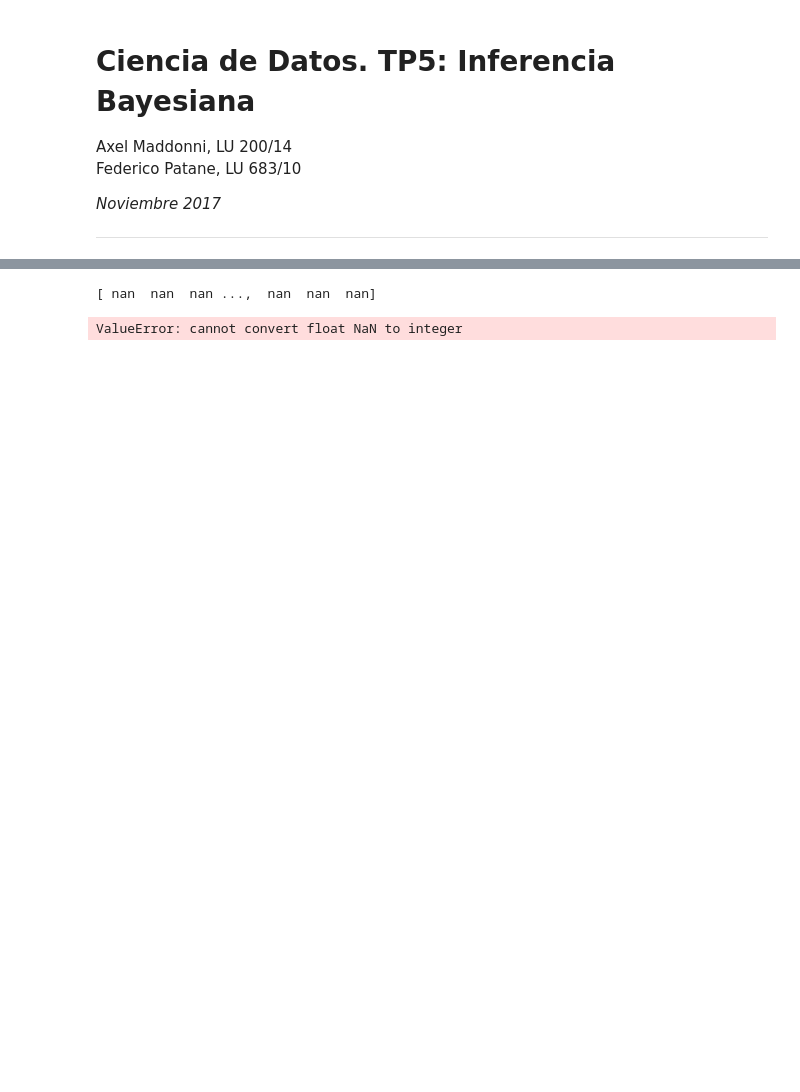
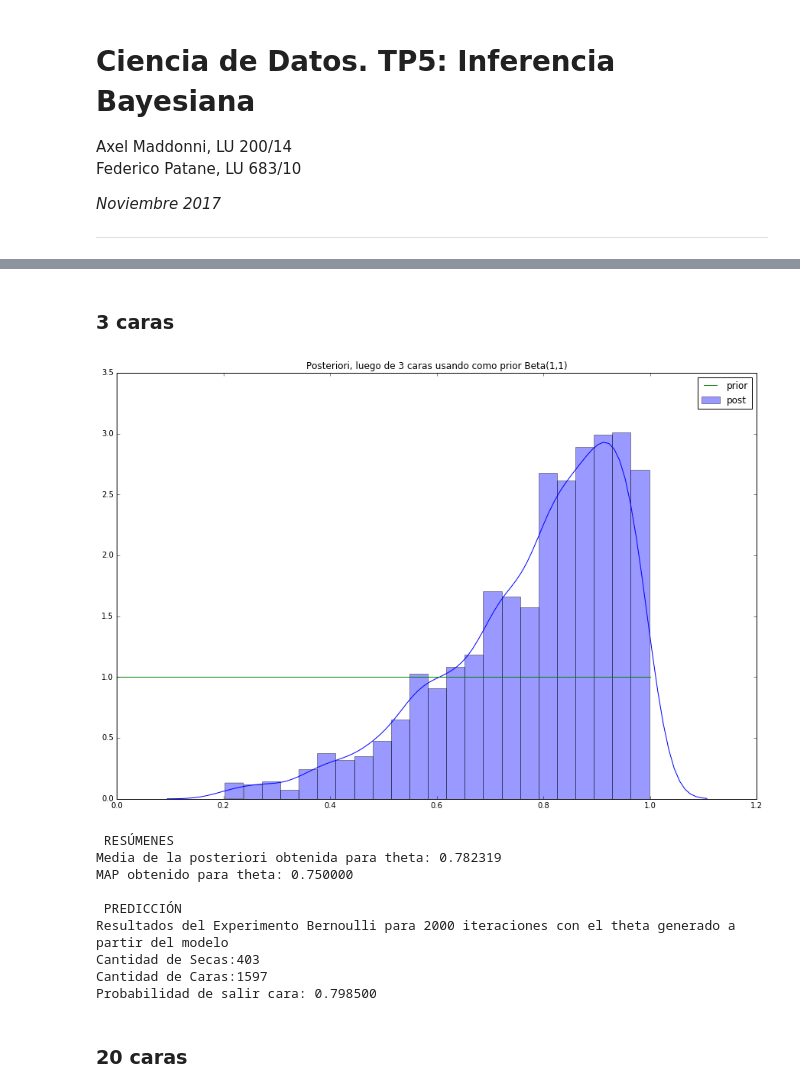
Before and after one commit to axelmaddonni/cienciadatos, a Jupyter notebook: tp5/Informe TP5.ipynb, the cells around one changed output, grey strips where cells are left out. Cells and saved outputs as stored; diff of their text form; code cells hidden in the pictures; blank space fills up the shorter version.

```diff
--- a/tp5/Informe TP5.ipynb
+++ b/tp5/Informe TP5.ipynb
@@ -37,10 +43,11 @@ def test_model(*args, **kwargs):
         # Likelihood (sampling distribution) of observations
         k = pm.Binomial('k', p=theta, n=n, observed=h)
 
+        # Para las predicciones
+        k_obs = pm.Bernoulli('k_obs', p=theta)
+
         # Inference
         trace = pm.sample(niter, step=pm.Metropolis(), progressbar=True)
-
-    print(trace['theta'])
 
     plt.figure(figsize=(15,10))
     plt.title("Posteriori, luego de %i caras usando como prior Beta(%i,%i)" %(h, alpha, beta))
@@ -51,11 +58,12 @@ def test_model(*args, **kwargs):
     plt.show()
 
     map_estimate = pm.find_MAP(model=basic_model)
-    print("Media de la posteriori obtenida para theta: ", trace['theta'].mean())
-    print("MAP obtenido para theta: ", map_estimate['theta'])
+    print("\n RESÚMENES")
+    print("Media de la posteriori obtenida para theta: %f" % trace['theta'].mean())
+    print("MAP obtenido para theta: %f" % map_estimate['theta'])
 
-    with basic_model:
-        post_pred = pm.sample_ppc(trace, samples=1, size=1)
-
-    print("Prediccion de una nueva tirada: ", post_pred)
-    #  como se interpreta esto? de 6 salen 6? hay que modificar n?
+    print("\n PREDICCIÓN")
+    print("Resultados del Experimento Bernoulli para %i iteraciones con el theta generado a partir del modelo" % niter)
+    print("Cantidad de Secas:%i" % (len(trace['k_obs']) - sum(trace['k_obs'])))
+    print("Cantidad de Caras:%i" % sum(trace['k_obs']))
+    print("Probabilidad de salir cara: %f" % (sum(trace['k_obs']) / float(niter)))
@@ -71,8 +87,20 @@ Prediccion de una nueva tirada:  {'k': array([[5]])}
+# %% [markdown]
+### 3 caras
 # %%
-test_model(n=6,h=6,alpha=100,beta=100)
+test_model(n=3,h=3,alpha=1,beta=1)
 # %% [output]
+[figure, added]
-[ nan  nan  nan ...,  nan  nan  nan]
+ RESÚMENES
+Media de la posteriori obtenida para theta: 0.782319
+MAP obtenido para theta: 0.750000
+
+ PREDICCIÓN
+Resultados del Experimento Bernoulli para 2000 iteraciones con el theta generado a partir del modelo
+Cantidad de Secas:403
+Cantidad de Caras:1597
+Probabilidad de salir cara: 0.798500
-ValueError: cannot convert float NaN to integer
+# %% [markdown]
+### 20 caras
 # %%
 test_model(n=20,h=20,alpha=1,beta=1)
 # %% [output]
```
Also changed, not shown: parts of 13 cells of this notebook.
